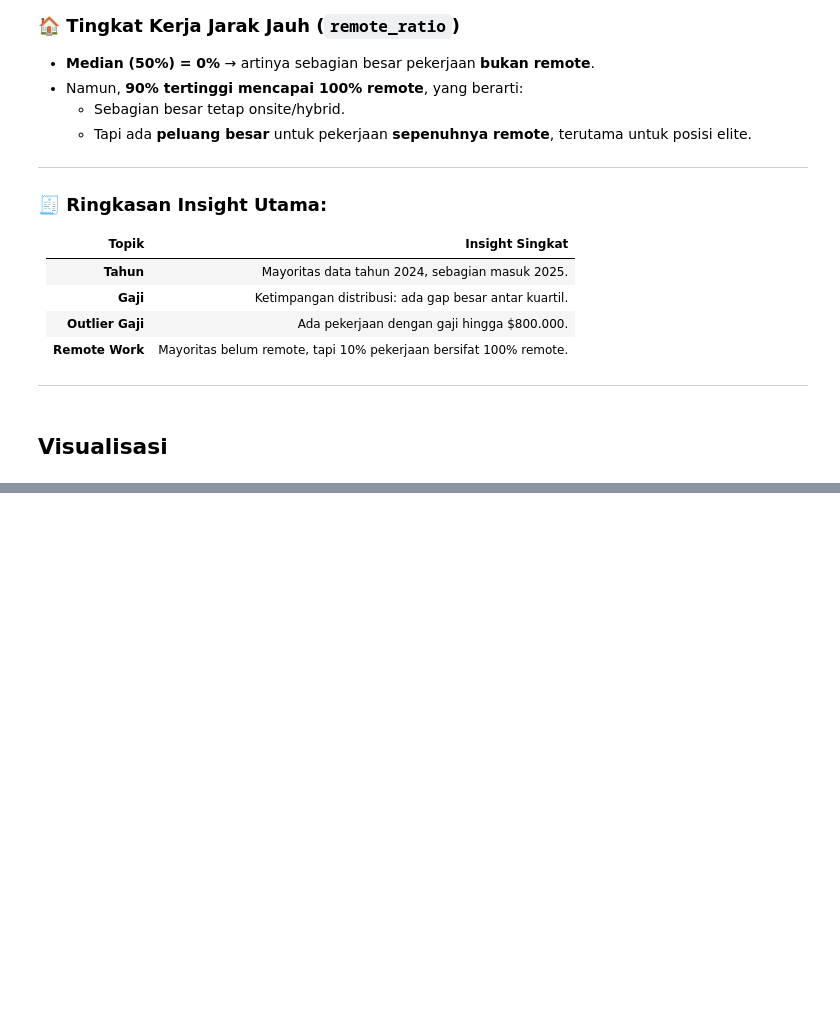
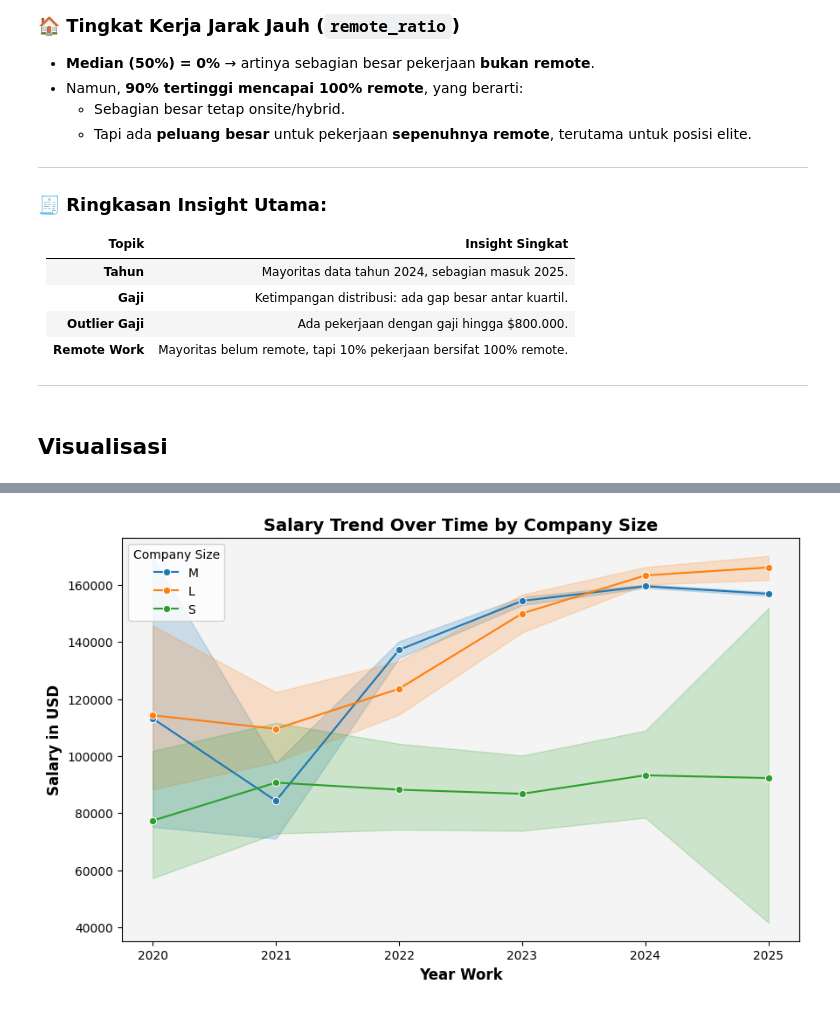
Before and after one commit to TsangCahya/ds-project, a Jupyter notebook: Lidia.ipynb, the cells around one changed output, grey strips where cells are left out. Drawn from its saved outputs; the diff is of its cells as text; code cells hidden in the pictures; blank space fills up the shorter version.

```diff
--- a/Lidia.ipynb
+++ b/Lidia.ipynb
@@ -360,0 +361,18 @@ plt.show()
+# %%
+plt.figure(figsize=(10, 6))
+p = sns.lineplot(data=df, x='work_year', y='salary_in_usd', hue='company_size', marker='o')
+
+plt.xlabel('Year Work', fontsize=12, fontweight='bold')
+plt.ylabel('Salary in USD', fontsize=12, fontweight='bold')
+
+plt.legend(title='Company Size', title_fontsize=10, fontsize=10, loc='upper left')
+
+plt.title('Salary Trend Over Time by Company Size', fontsize=14, fontweight='bold')
+
+
+p.set_facecolor("#f4f4f4")
+
+p.grid(False)
+plt.show()
+# %% [output]
+[figure, added]
```
Also changed, not shown: parts of 1 cell of this notebook.
